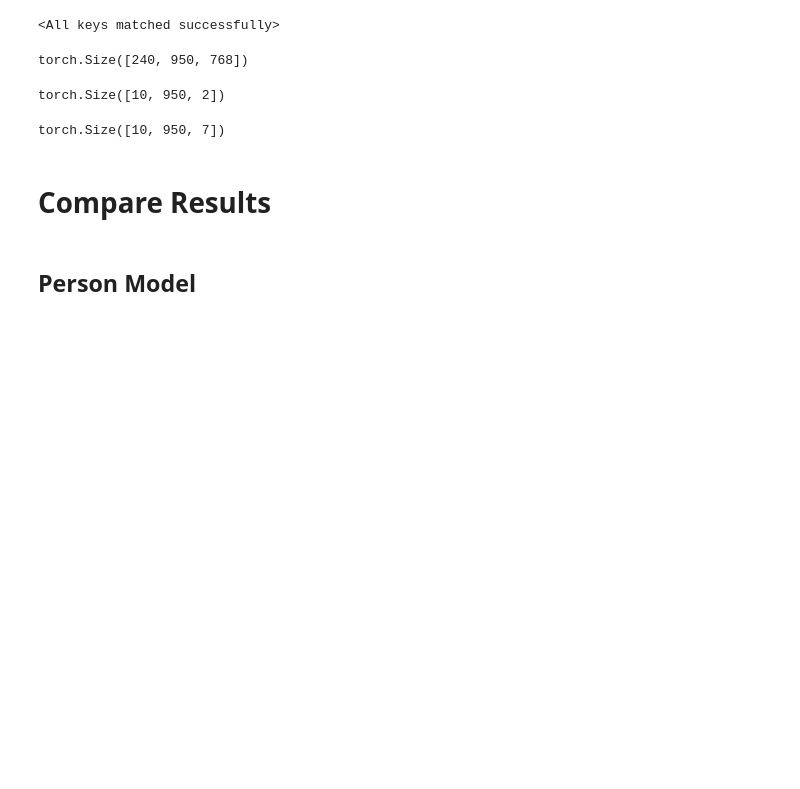
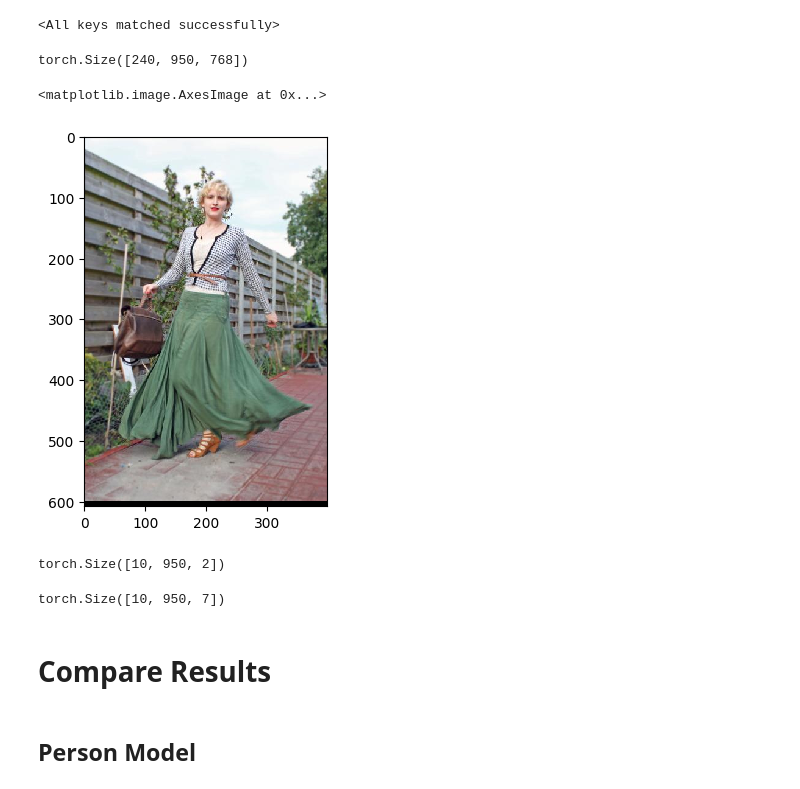
Before and after one commit to pinnouse/clothing-parsing-vit, a Jupyter notebook: eval.ipynb, the cells around one changed output. Drawn from its saved outputs; the diff is of its cells as text; code cells hidden in the pictures; blank space fills up the shorter version.

```diff
--- a/eval.ipynb
+++ b/eval.ipynb
@@ -101,6 +105,12 @@ test_src = torch.tensor(imgs[360:], dtype=torch.float32)
 test_src.shape
 # %% [output]
 torch.Size([240, 950, 768])
+# %%
+x = imgs[364].reshape((38, 25, 16, 16, 3)).swapaxes(1, 2).reshape(608, 400, 3)
+plt.imshow(x, interpolation='nearest')
+# %% [output]
+<matplotlib.image.AxesImage at 0x...>
+[figure, added]
 # %%
 p_model.eval()
 
```
Also changed, not shown: parts of 6 cells of this notebook, 1 other file.
